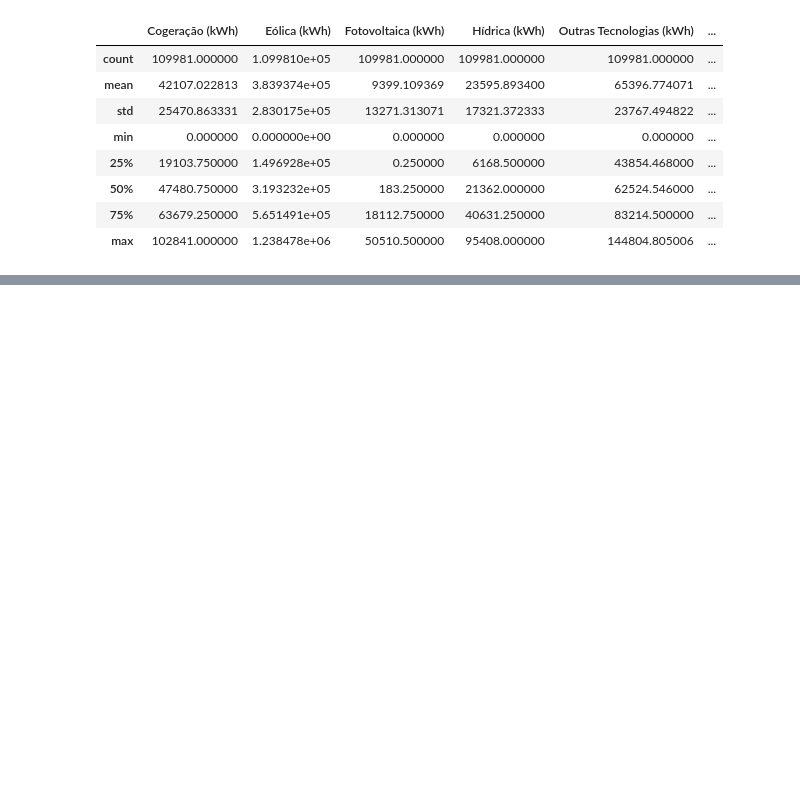
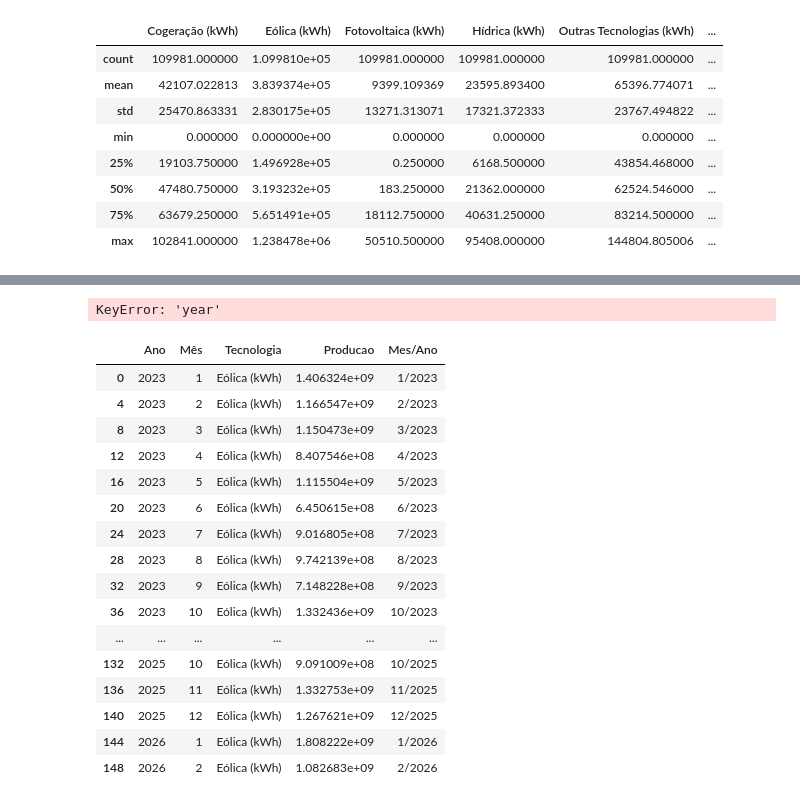
Before and after one commit to HenriqueCura/Data-Analysis-and-Visualization-Project-Eletrcity, a Jupyter notebook: semestre2/VAD/Project/Data-Analysis-and-Visualization-Project-Eletrcity/pag1.ipynb, the cells around one changed output, grey strips where cells are left out. Drawn from its saved outputs; the diff is of its cells as text; code cells hidden in the pictures; blank space fills up the shorter version.

```diff
--- a/semestre2/VAD/Project/Data-Analysis-and-Visualization-Project-Eletrcity/pag1.ipynb
+++ b/semestre2/VAD/Project/Data-Analysis-and-Visualization-Project-Eletrcity/pag1.ipynb
@@ -191,0 +216,39 @@ fig.show()
+# %%
+fig = go.Figure()
+paleta = px.colors.sequential.Viridis
+# Adicionamos uma série por ano para manter as cores
+
+
+# O enumerate devolve o índice (i) e o valor (year)
+for i, year in enumerate(df['year'].unique()):
+    temp = df[df['year'] == year]
+
+    fig.add_trace(go.Barpolar(
+        r=temp['value'],
+        theta=temp['month'] * 30,
+        base=temp['r_base'],
+        name=str(year),
+        # Usamos o i para escolher a cor:
+        # i=0 (2023) -> paleta[0]
+        # i=1 (2024) -> paleta[2] (saltamos para variar mais a cor)
+        marker_color=paleta[i * 2 % len(paleta)],
+        marker_line_color="black",
+        thetaunit="degrees"
+    ))
+
+fig.update_layout(
+    polar=dict( hole =0.2,
+        angularaxis=dict(
+            # Onde os nomes aparecem (em graus)
+            tickvals=[30, 60, 90, 120, 150, 180, 210, 240, 270, 300, 330, 360],
+            ticktext=['Jan', 'Fev', 'Mar', 'Abr', 'Mai', 'Jun',
+                      'Jul', 'Ago', 'Set', 'Out', 'Nov', 'Dez'],
+            direction="clockwise",
+            rotation=90 # Janeiro no topo
+        )
+    )
+)
+
+fig.show()
+# %% [output]
+KeyError: 'year'
@@ -191,0 +403,20 @@ fig.show()
+# %%
+dfIII[dfIII['Tecnologia'] == 'Eólica (kWh)']
+# %% [output]
+|  | Ano | Mês | Tecnologia | Producao | Mes/Ano |
+| 0 | 2023 | 1 | Eólica (kWh) | 1.406324e+09 | 1/2023 |
+| 4 | 2023 | 2 | Eólica (kWh) | 1.166547e+09 | 2/2023 |
+| 8 | 2023 | 3 | Eólica (kWh) | 1.150473e+09 | 3/2023 |
+| 12 | 2023 | 4 | Eólica (kWh) | 8.407546e+08 | 4/2023 |
+| 16 | 2023 | 5 | Eólica (kWh) | 1.115504e+09 | 5/2023 |
+| 20 | 2023 | 6 | Eólica (kWh) | 6.450615e+08 | 6/2023 |
+| 24 | 2023 | 7 | Eólica (kWh) | 9.016805e+08 | 7/2023 |
+| 28 | 2023 | 8 | Eólica (kWh) | 9.742139e+08 | 8/2023 |
+| 32 | 2023 | 9 | Eólica (kWh) | 7.148228e+08 | 9/2023 |
+| 36 | 2023 | 10 | Eólica (kWh) | 1.332436e+09 | 10/2023 |
+| ... | ... | ... | ... | ... | ... |
+| 132 | 2025 | 10 | Eólica (kWh) | 9.091009e+08 | 10/2025 |
+| 136 | 2025 | 11 | Eólica (kWh) | 1.332753e+09 | 11/2025 |
+| 140 | 2025 | 12 | Eólica (kWh) | 1.267621e+09 | 12/2025 |
+| 144 | 2026 | 1 | Eólica (kWh) | 1.808222e+09 | 1/2026 |
+| 148 | 2026 | 2 | Eólica (kWh) | 1.082683e+09 | 2/2026 |
```
Also changed, not shown: parts of 7 cells of this notebook, 2 other files.
